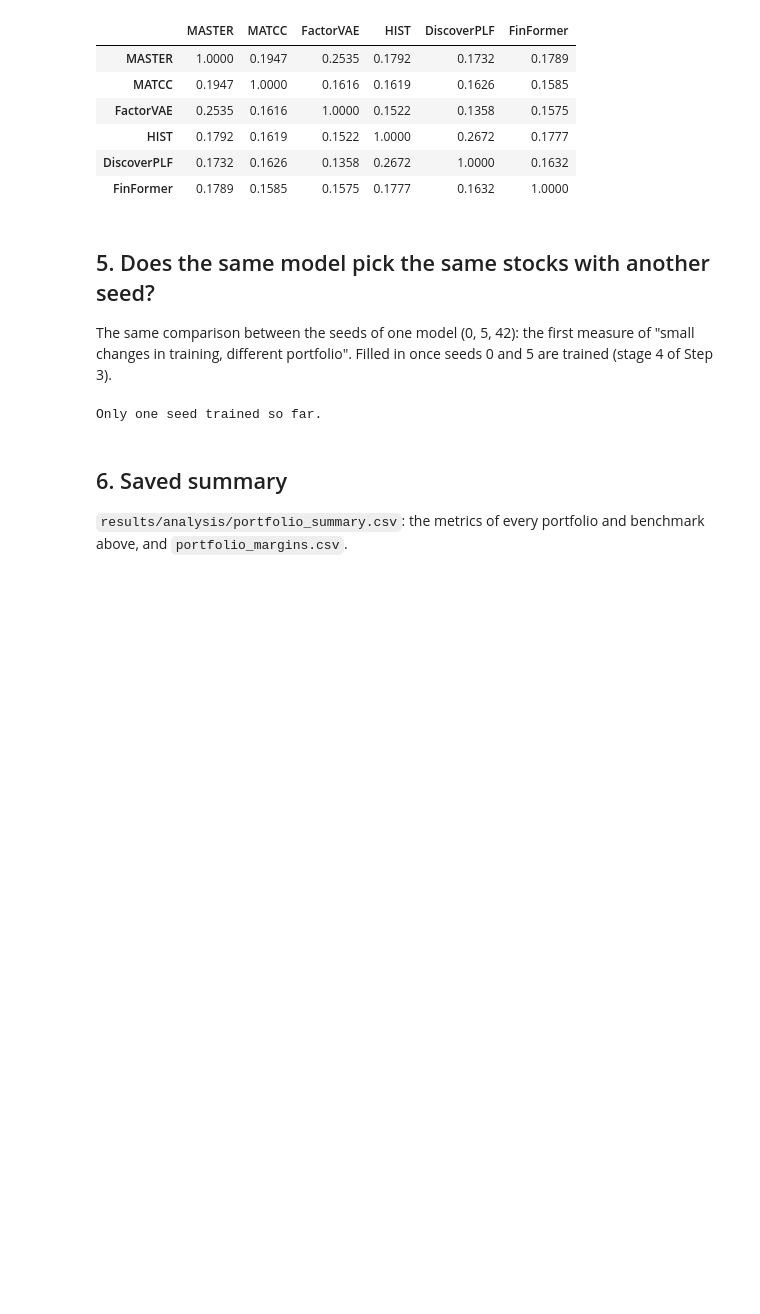
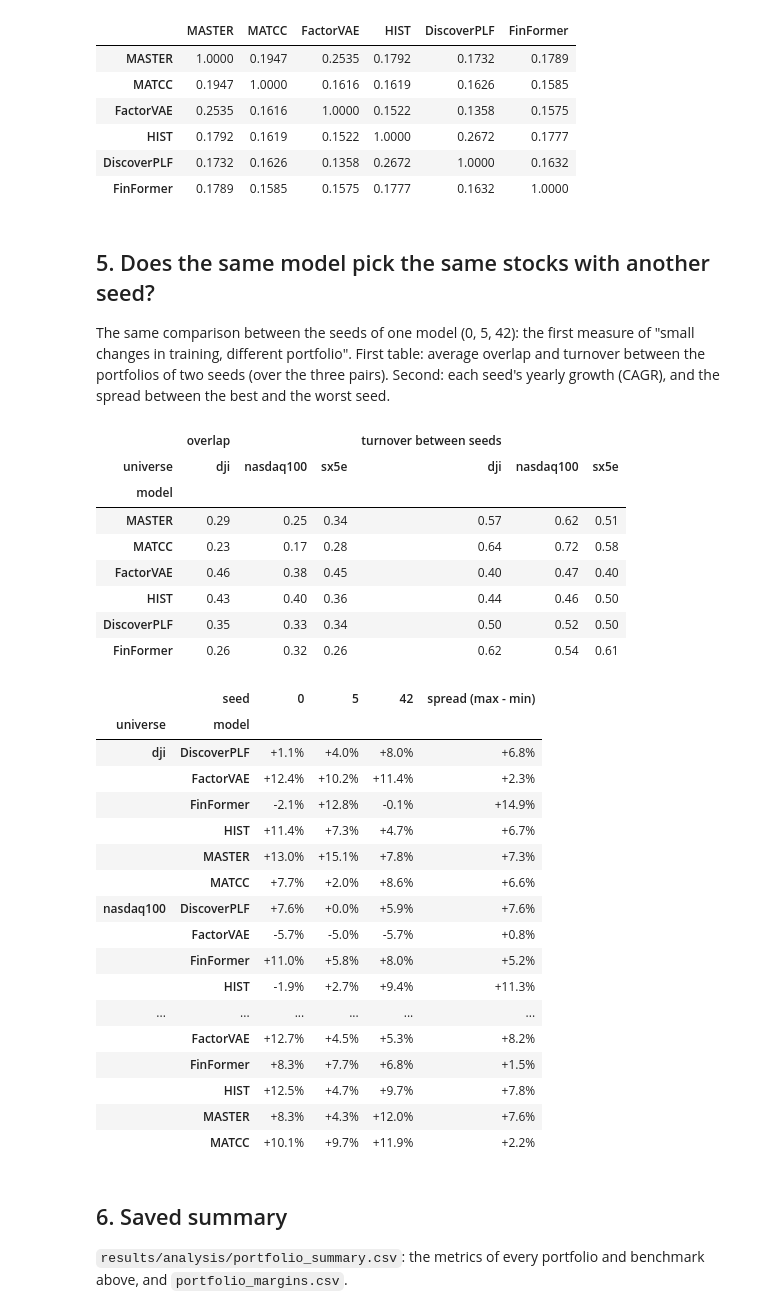
Before and after one commit to Villani-Luca/master-thesis, a Jupyter notebook: code/notebooks/04_portfolio_baseline.ipynb, the cells around one changed output. Cells and saved outputs as stored; diff of their text form; code cells hidden in the pictures; blank space fills up the shorter version.

Commit message:
step 4 finished

```diff
--- a/code/notebooks/04_portfolio_baseline.ipynb
+++ b/code/notebooks/04_portfolio_baseline.ipynb
@@ -213,19 +213,52 @@ for universe in CORE_UNIVERSES:
 # %% [markdown]
 ## 5. Does the same model pick the same stocks with another seed?
 
-The same comparison between the seeds of one model (0, 5, 42): the first measure of "small changes in training, different portfolio". Filled in once seeds 0 and 5 are trained (stage 4 of Step 3).
+The same comparison between the seeds of one model (0, 5, 42): the first measure of "small changes in training, different portfolio". First table: average overlap and turnover between the portfolios of two seeds (over the three pairs). Second: each seed's yearly growth (CAGR), and the spread between the best and the worst seed.
 # %%
 seed_rows = []
 for (model, universe) in sorted({(key[0], key[1]) for key in loaded}):
     seeds = sorted(key[2] for key in loaded if key[:2] == (model, universe))
     for i, a in enumerate(seeds):
         for b in seeds[i + 1:]:
             o = overlap(loaded[(model, universe, a)][2], loaded[(model, universe, b)][2])
             seed_rows.append({"model": model, "universe": universe, "seeds": f"{a} vs {b}", "overlap": o["jaccard"].mean(),
                               "turnover between seeds": o["turnover"].mean()})
-pd.DataFrame(seed_rows) if seed_rows else print("Only one seed trained so far.")
+seeds_table = pd.DataFrame(seed_rows)
+display(seeds_table.groupby(["universe", "model"])[["overlap", "turnover between seeds"]].mean().unstack("universe")
+        .reindex(viz.MODEL_ORDER).style.format("{:.2f}"))
+cagr = pd.DataFrame([{"model": key[0], "universe": key[1], "seed": key[2], "CAGR": data[0]["portfolio"]["CAGR"]}
+                     for key, data in loaded.items()])
+cagr_table = cagr.pivot_table(index=["universe", "model"], columns="seed", values="CAGR")
+cagr_table["spread (max - min)"] = cagr_table.max(axis=1) - cagr_table.min(axis=1)
+cagr_table.style.format("{:+.1%}")
 # %% [output]
-Only one seed trained so far.
+|  | overlap |  |  | turnover between seeds |  |  |
+| universe | dji | nasdaq100 | sx5e | dji | nasdaq100 | sx5e |
+| model |  |  |  |  |  |  |
+| MASTER | 0.29 | 0.25 | 0.34 | 0.57 | 0.62 | 0.51 |
+| MATCC | 0.23 | 0.17 | 0.28 | 0.64 | 0.72 | 0.58 |
+| FactorVAE | 0.46 | 0.38 | 0.45 | 0.40 | 0.47 | 0.40 |
+| HIST | 0.43 | 0.40 | 0.36 | 0.44 | 0.46 | 0.50 |
+| DiscoverPLF | 0.35 | 0.33 | 0.34 | 0.50 | 0.52 | 0.50 |
+| FinFormer | 0.26 | 0.32 | 0.26 | 0.62 | 0.54 | 0.61 |
+|  | seed | 0 | 5 | 42 | spread (max - min) |
+| universe | model |  |  |  |  |
+| dji | DiscoverPLF | +1.1% | +4.0% | +8.0% | +6.8% |
+|  | FactorVAE | +12.4% | +10.2% | +11.4% | +2.3% |
+|  | FinFormer | -2.1% | +12.8% | -0.1% | +14.9% |
+|  | HIST | +11.4% | +7.3% | +4.7% | +6.7% |
+|  | MASTER | +13.0% | +15.1% | +7.8% | +7.3% |
+|  | MATCC | +7.7% | +2.0% | +8.6% | +6.6% |
+| nasdaq100 | DiscoverPLF | +7.6% | +0.0% | +5.9% | +7.6% |
+|  | FactorVAE | -5.7% | -5.0% | -5.7% | +0.8% |
+|  | FinFormer | +11.0% | +5.8% | +8.0% | +5.2% |
+|  | HIST | -1.9% | +2.7% | +9.4% | +11.3% |
+| ... | ... | ... | ... | ... | ... |
+|  | FactorVAE | +12.7% | +4.5% | +5.3% | +8.2% |
+|  | FinFormer | +8.3% | +7.7% | +6.8% | +1.5% |
+|  | HIST | +12.5% | +4.7% | +9.7% | +7.8% |
+|  | MASTER | +8.3% | +4.3% | +12.0% | +7.6% |
+|  | MATCC | +10.1% | +9.7% | +11.9% | +2.2% |
 # %% [markdown]
 ## 6. Saved summary
 
```
Also changed, not shown: parts of 3 cells of this notebook, 5 other files.
